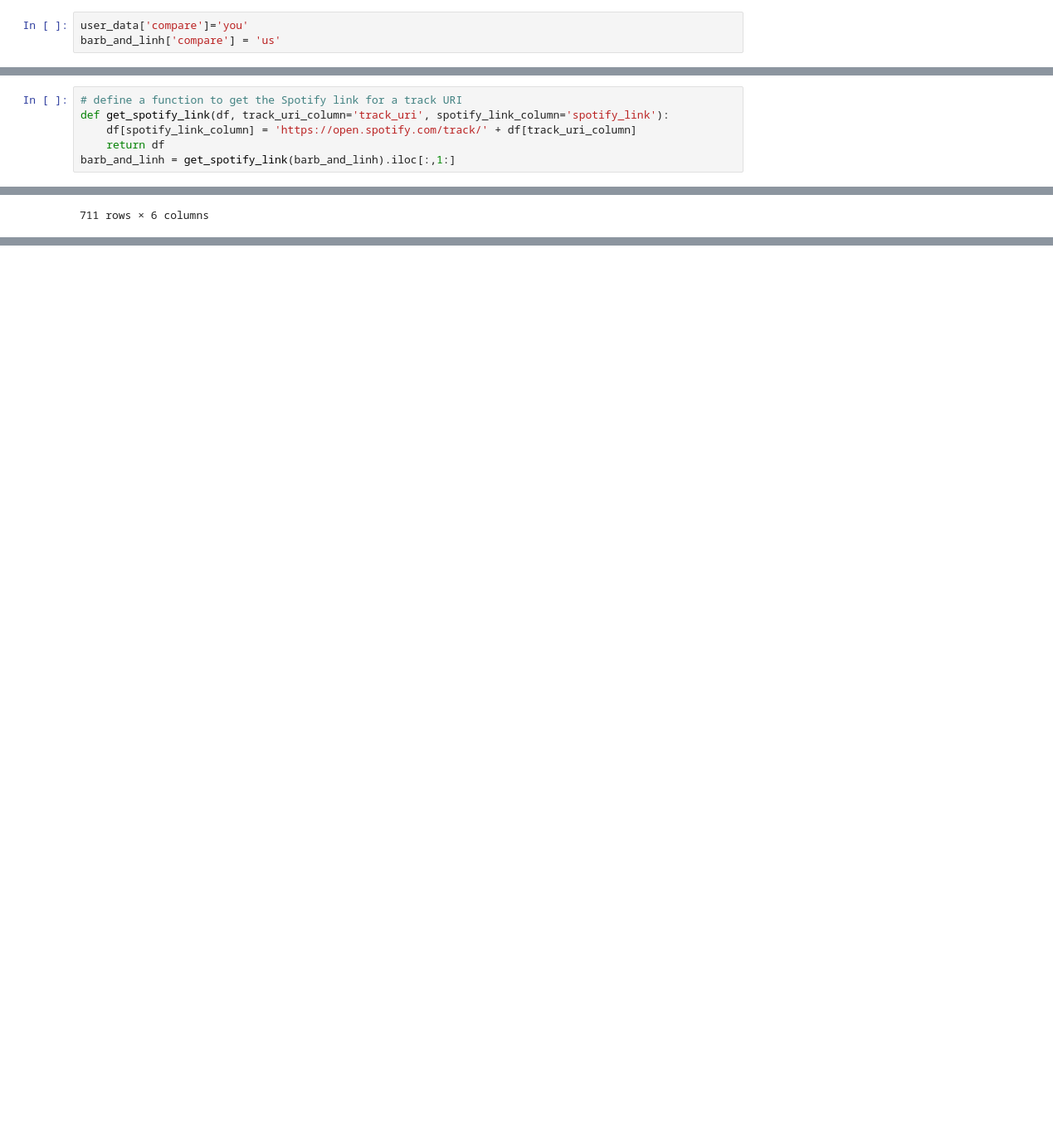
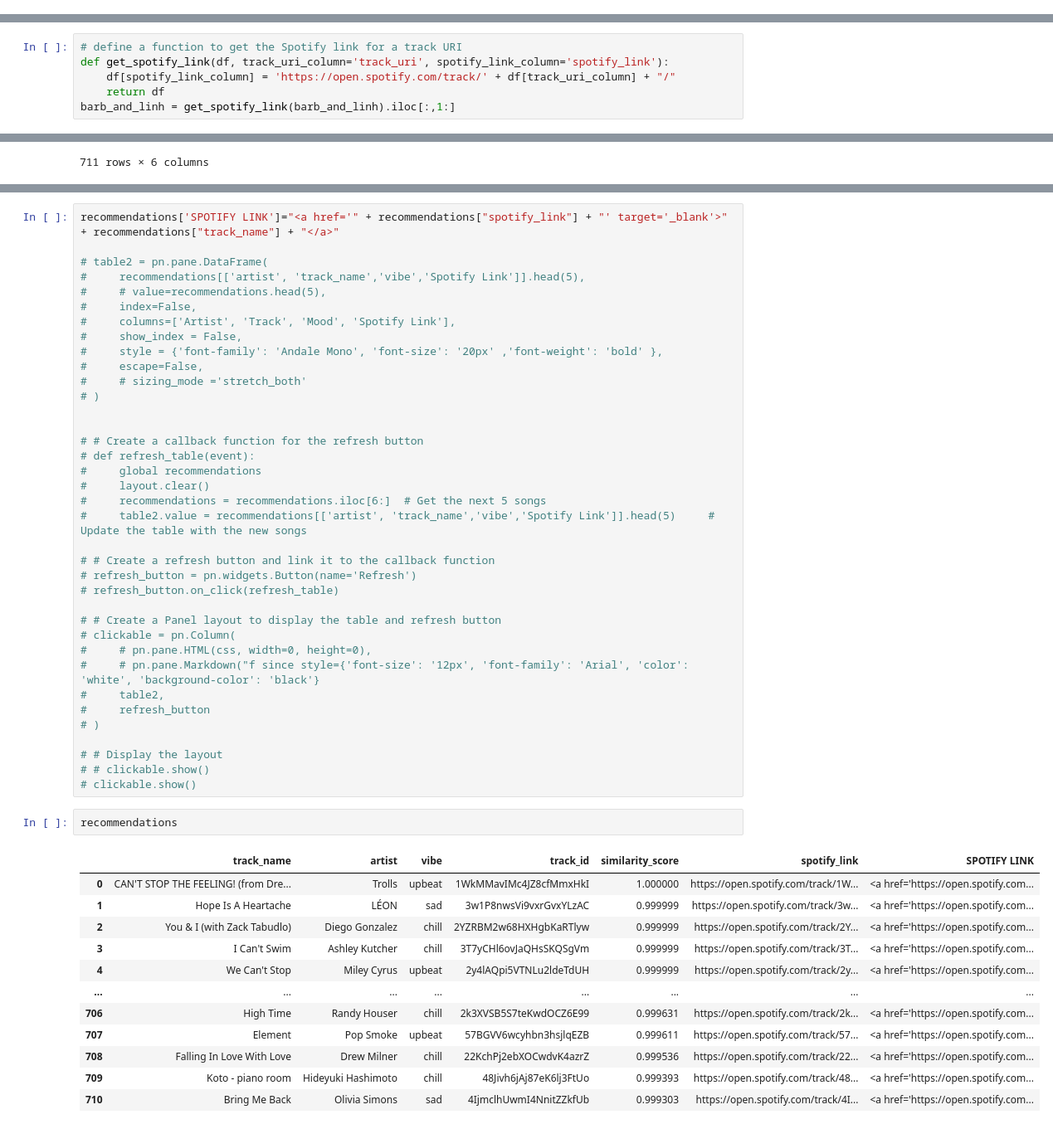
Before and after one commit to lphan1812/spotify-project, a Jupyter notebook: SpotifyDash.ipynb, the cells around one changed output, grey strips where cells are left out. Shown at 83% size. Drawn from its saved outputs; the diff is of its cells as text; blank space fills up the shorter version.

Commit message:
updated spotify dashboard

```diff
--- a/SpotifyDash.ipynb
+++ b/SpotifyDash.ipynb
@@ -936,9 +808,6 @@ authorsimage_file
 authorspunchline
 # %% [output]
 [interactive output not drawn]
-# %%
-user_data['compare']='you'
-barb_and_linh['compare'] = 'us'
 # %%
 from sklearn.cluster import KMeans
 from sklearn.preprocessing import StandardScaler
@@ -1068,7 +885,7 @@ our_data
 # %%
 # define a function to get the Spotify link for a track URI
 def get_spotify_link(df, track_uri_column='track_uri', spotify_link_column='spotify_link'):
-    df[spotify_link_column] = 'https://open.spotify.com/track/' + df[track_uri_column]
+    df[spotify_link_column] = 'https://open.spotify.com/track/' + df[track_uri_column] + "/"
     return df
 barb_and_linh = get_spotify_link(barb_and_linh).iloc[:,1:]
 # %%
@@ -1350,0 +1127,52 @@ WARNING:tornado.access:404 GET /favicon.ico (::1) 0.76ms
+# %%
+recommendations['SPOTIFY LINK']="<a href='" + recommendations["spotify_link"] + "' target='_blank'>" + recommendations["track_name"] + "</a>"
+
+# table2 = pn.pane.DataFrame(
+#     recommendations[['artist', 'track_name','vibe','Spotify Link']].head(5),
+#     # value=recommendations.head(5),
+#     index=False,
+#     columns=['Artist', 'Track', 'Mood', 'Spotify Link'],
+#     show_index = False,
+#     style = {'font-family': 'Andale Mono', 'font-size': '20px' ,'font-weight': 'bold' },
+#     escape=False,
+#     # sizing_mode ='stretch_both'
+# )
+
+
+# # Create a callback function for the refresh button
+# def refresh_table(event):
+#     global recommendations
+#     layout.clear()
+#     recommendations = recommendations.iloc[6:]  # Get the next 5 songs
+#     table2.value = recommendations[['artist', 'track_name','vibe','Spotify Link']].head(5)     # Update the table with the new songs
+
+# # Create a refresh button and link it to the callback function
+# refresh_button = pn.widgets.Button(name='Refresh')
+# refresh_button.on_click(refresh_table)
+
+# # Create a Panel layout to display the table and refresh button
+# clickable = pn.Column(
+#     # pn.pane.HTML(css, width=0, height=0),
+#     # pn.pane.Markdown("f since style={'font-size': '12px', 'font-family': 'Arial', 'color': 'white', 'background-color': 'black'}
+#     table2,
+#     refresh_button
+# )
+
+# # Display the layout
+# # clickable.show()
+# clickable.show()
+# %%
+recommendations
+# %% [output]
+|  | track_name | artist | vibe | track_id | similarity_score | spotify_link | SPOTIFY LINK |
+| 0 | CAN'T STOP THE FEELING! (from Dre... | Trolls | upbeat | 1WkMMavIMc4JZ8cfMmxHkI | 1.000000 | https://open.spotify.com/track/1W... | <a href='https://open.spotify.com... |
+| 1 | Hope Is A Heartache | LÉON | sad | 3w1P8nwsVi9vxrGvxYLzAC | 0.999999 | https://open.spotify.com/track/3w... | <a href='https://open.spotify.com... |
+| 2 | You & I (with Zack Tabudlo) | Diego Gonzalez | chill | 2YZRBM2w68HXHgbKaRTlyw | 0.999999 | https://open.spotify.com/track/2Y... | <a href='https://open.spotify.com... |
+| 3 | I Can't Swim | Ashley Kutcher | chill | 3T7yCHl6ovJaQHsSKQSgVm | 0.999999 | https://open.spotify.com/track/3T... | <a href='https://open.spotify.com... |
+| 4 | We Can't Stop | Miley Cyrus | upbeat | 2y4lAQpi5VTNLu2ldeTdUH | 0.999999 | https://open.spotify.com/track/2y... | <a href='https://open.spotify.com... |
+| ... | ... | ... | ... | ... | ... | ... | ... |
+| 706 | High Time | Randy Houser | chill | 2k3XVSB5S7teKwdOCZ6E99 | 0.999631 | https://open.spotify.com/track/2k... | <a href='https://open.spotify.com... |
+| 707 | Element | Pop Smoke | upbeat | 57BGVV6wcyhbn3hsjlqEZB | 0.999611 | https://open.spotify.com/track/57... | <a href='https://open.spotify.com... |
+| 708 | Falling In Love With Love | Drew Milner | chill | 22KchPj2ebXOCwdvK4azrZ | 0.999536 | https://open.spotify.com/track/22... | <a href='https://open.spotify.com... |
+| 709 | Koto - piano room | Hideyuki Hashimoto | chill | 48Jivh6jAj87eK6lj3FtUo | 0.999393 | https://open.spotify.com/track/48... | <a href='https://open.spotify.com... |
+| 710 | Bring Me Back | Olivia Simons | sad | 4IjmclhUwmI4NnitZZkfUb | 0.999303 | https://open.spotify.com/track/4I... | <a href='https://open.spotify.com... |
```
Also changed, not shown: parts of 69 cells of this notebook.
